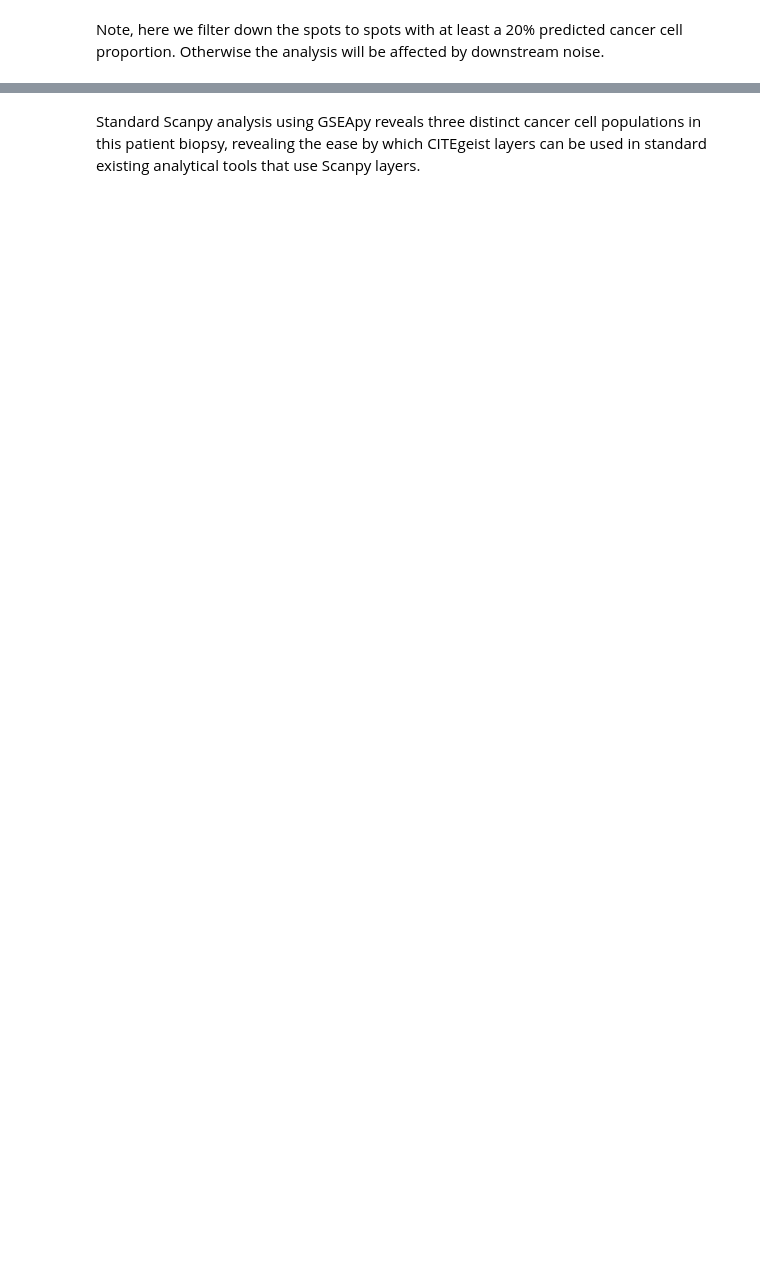
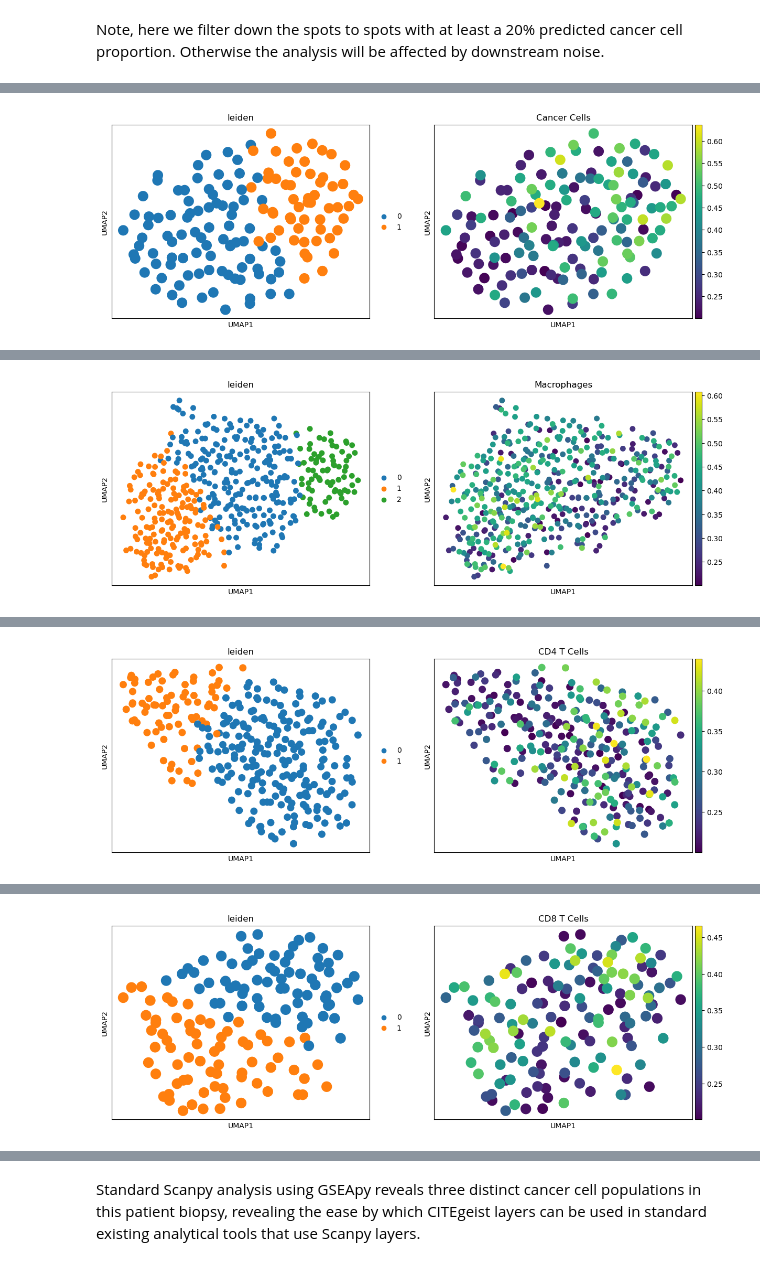
Before and after one commit to leeoesterreich/CITEgeist, a Jupyter notebook: examples/vignette_1_biopsy_heterogeneity.ipynb, the cells around one changed output, grey strips where cells are left out. Drawn from its saved outputs; the diff is of its cells as text; code cells hidden in the pictures; blank space fills up the shorter version.

```diff
--- a/examples/vignette_1_biopsy_heterogeneity.ipynb
+++ b/examples/vignette_1_biopsy_heterogeneity.ipynb
@@ -365,0 +286,13 @@ plt.show()
+# %%
+celltypes = cell_profiles.keys()
+
+
+adata_objects = {}
+
+from model.analysis_functions import filter_spots_by_celltype_proportion, get_celltype_expression_data, create_combined_anndata, process_spatial_data
+
+for celltype in celltypes:
+    filtered_adata = filter_spots_by_celltype_proportion(prop_gex_adata, celltype, 0.2)
+    print(celltype)
+    print(filtered_adata)
+    adata_objects[celltype] = filtered_adata
@@ -365,0 +317,40 @@ plt.show()
+# %%
+import scanpy as sc
+from sklearn.decomposition import PCA
+from sklearn.preprocessing import StandardScaler
+import umap
+
+def process_adata_objects(adata_objects: dict) -> dict:
+    """
+    Process each AnnData object in the adata_objects dictionary by performing PCA, UMAP, and Leiden clustering.
+
+    Args:
+        adata_objects (dict): Dictionary containing AnnData objects.
+
+    Returns:
+        dict: Dictionary containing processed dataframes with UMAP and Leiden results.
+    """
+    processed_data = {}
+
+    for celltype, adata in adata_objects.items():
+        # Standardize the data
+        print(celltype)
+        celltype_name = celltype.replace(" ", "_")
+        layer_name = f"{celltype_name}_genes_pass1"
+        sc.pp.log1p(adata, layer=layer_name)
+        sc.pp.pca(adata, layer=layer_name, svd_solver='arpack')
+        sc.pp.neighbors(adata, n_neighbors=15, use_rep='X')
+        sc.tl.leiden(adata, resolution=0.5)
+        sc.tl.umap(adata)
+        sc.pl.umap(adata, color=['leiden', celltype])
+        adata.obs['celltype'] = celltype
+
+        # Switch the .X to the layer
+        adata.X = adata.layers[f"{celltype_name}_genes_pass1"]
+
+        processed_data[celltype] = adata
+    return processed_data
+
+# Process the adata_objects dictionary
+processed_data = process_adata_objects(adata_objects)
+# %% [output]
@@ -365,0 +359 @@ plt.show()
+[figure, added]
@@ -365,0 +362 @@ plt.show()
+[figure, added]
@@ -365,0 +365 @@ plt.show()
+[figure, added]
@@ -365,0 +368 @@ plt.show()
+[figure, added]
```
Also changed, not shown: parts of 21 cells of this notebook.
